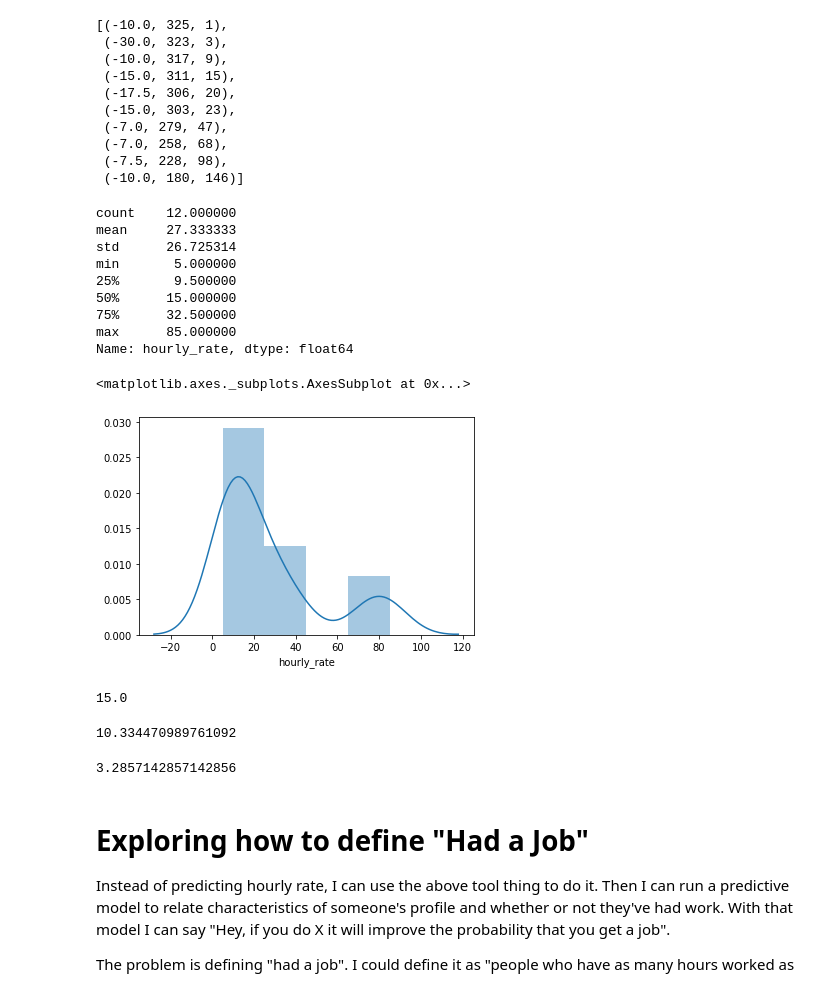
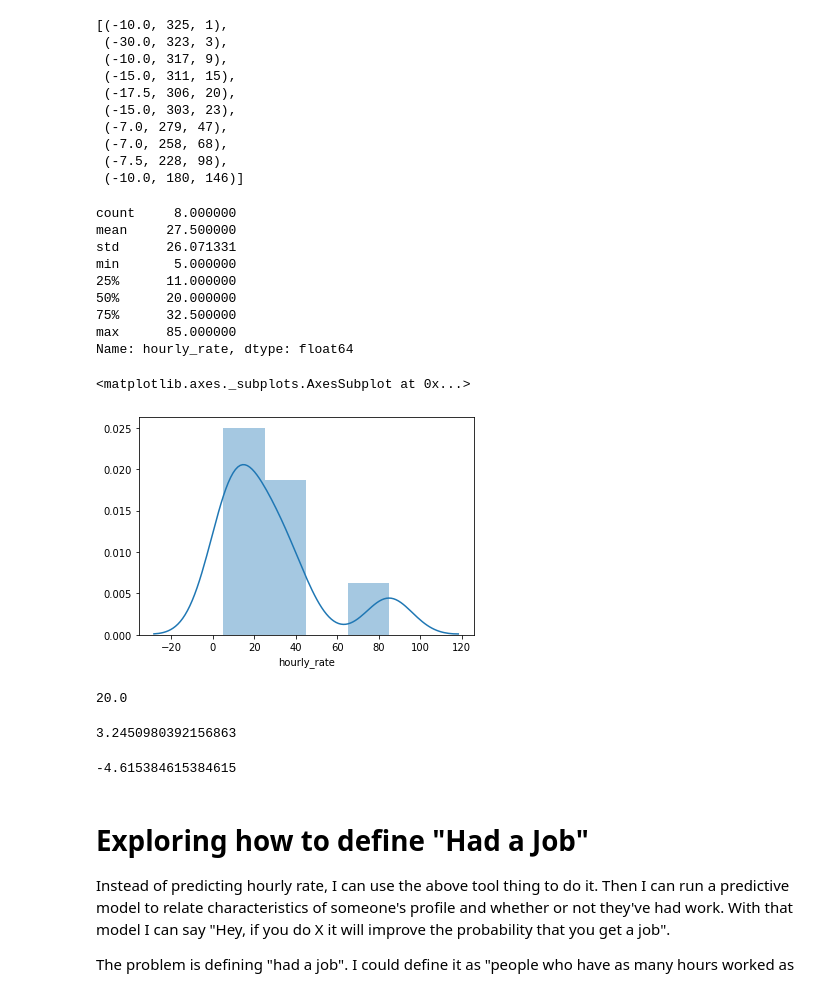
Before and after one commit to lmgibson/MyRate, a Jupyter notebook: notebooks/eda/myrate_eda.ipynb, the cells around one changed output. Drawn from its saved outputs; the diff is of its cells as text; code cells hidden in the pictures.

```diff
--- a/notebooks/eda/myrate_eda.ipynb
+++ b/notebooks/eda/myrate_eda.ipynb
@@ -639,5 +629,3 @@ Int64Index([634, 818, 901], dtype='int64')
-# %%
-dt = dt.drop(outliers,axis = 0)
 # %% [markdown]
 # Exploratory Data Analysis - Job Completion Metrics
 
@@ -1261,36 +1260,36 @@ wt_med_difs
 # %%
 # What if I set it up like this: Tell me how many hours you want to work.
 # Find people who look like you and work T hours a month. What is the distribution of their hourly rates?
 
 display(dt[(dt.hours_worked_pr_mnth_pst_yr > 20) & (dt['writing & translation'] == 1) & (
-    dt.hours_worked_pr_mnth_pst_yr < 30)].hourly_rate.describe())
+    dt.hours_worked_pr_mnth_pst_yr < 30) & (dt['has_quote'] == 1)].hourly_rate.describe())
 sns.distplot(dt[(dt.hours_worked_pr_mnth_pst_yr > 20) & (dt['writing & translation'] == 1) & (
-    dt.hours_worked_pr_mnth_pst_yr < 30)].hourly_rate)
+    dt.hours_worked_pr_mnth_pst_yr < 30) & (dt['has_quote'] == 1)].hourly_rate)
 # %% [output]
-count    12.000000
-mean     27.333333
-std      26.725314
+count     8.000000
+mean     27.500000
+std      26.071331
 min       5.000000
-25%       9.500000
-50%      15.000000
+25%      11.000000
+50%      20.000000
 75%      32.500000
 max      85.000000
 Name: hourly_rate, dtype: float64
 <matplotlib.axes._subplots.AxesSubplot at 0x...>
-[figure, old version]
+[figure, new version]
 # %%
 # Taking hours per month someone wants to work, doing a lookup on the data (among similar users),
 # and extracting the median rate.
 med_rate = dt[(dt.hours_worked_pr_mnth_pst_yr > 20) & (dt['writing & translation'] == 1) & (
-    dt.hours_worked_pr_mnth_pst_yr < 30)].hourly_rate.describe()[5]
+    dt.hours_worked_pr_mnth_pst_yr < 30) & (dt['has_quote'] == 1)].hourly_rate.describe()[5]
 display(med_rate)
 
 avg_decrease = (dt[(dt.hours_worked_pr_mnth_pst_yr < 20) & (
-    dt['writing & translation'] == 1)].hourly_rate - med_rate).mean()
+    dt['writing & translation'] == 1) & (dt['has_quote'] == 1)].hourly_rate - med_rate).mean()
 display(avg_decrease)
 
 avg_increase = (dt[(dt.hours_worked_pr_mnth_pst_yr > 30) & (
-    dt['writing & translation'] == 1)].hourly_rate - med_rate).mean()
+    dt['writing & translation'] == 1) & (dt['has_quote'] == 1)].hourly_rate - med_rate).mean()
 display(avg_increase)
 
 # People who work infrequently set their hourly rates $10.33 too high, on average.
@@ -1299,9 +1298,9 @@ display(avg_increase)
 # If you work 20-30 hours per month at your set rate then you'll make between 300 and 450.
 # I'm going to create a new script that tries to implement this.
 # %% [output]
-15.0
+20.0
-10.334470989761092
+3.2450980392156863
-3.2857142857142856
+-4.615384615384615
 # %%
 # With the above, very simple model, in hand maybe I could then go on to suggest which features are most
 # impactful with ever getting a job?
```
Also changed, not shown: parts of 23 cells of this notebook.
